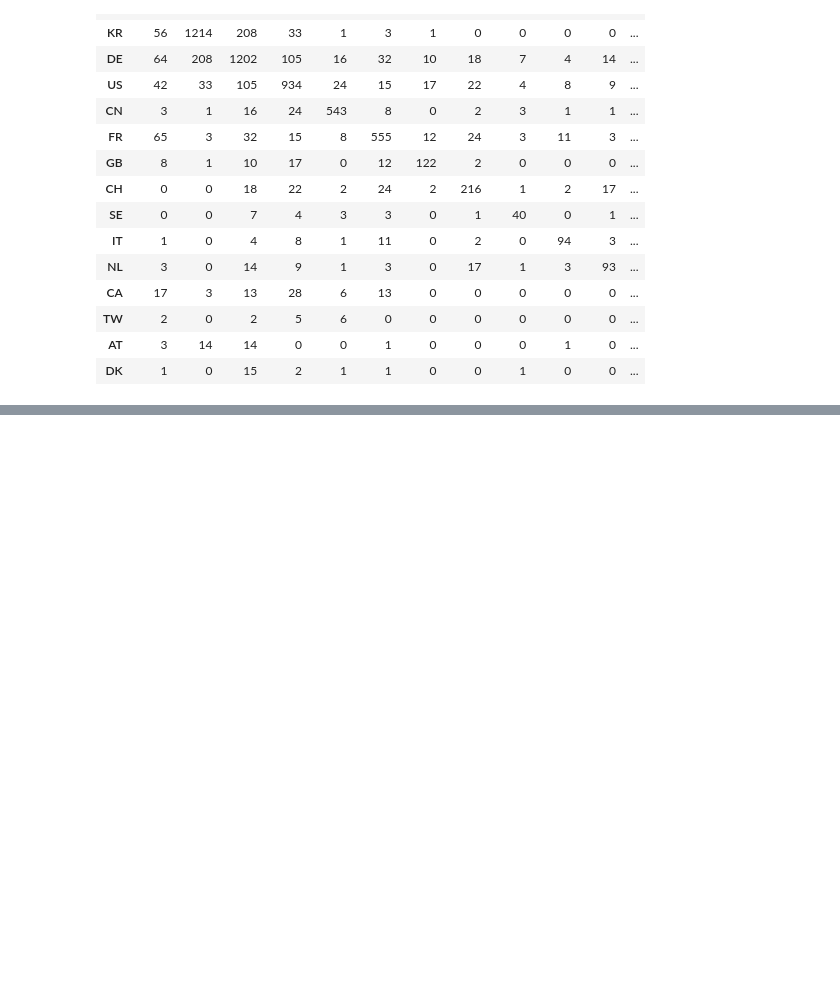
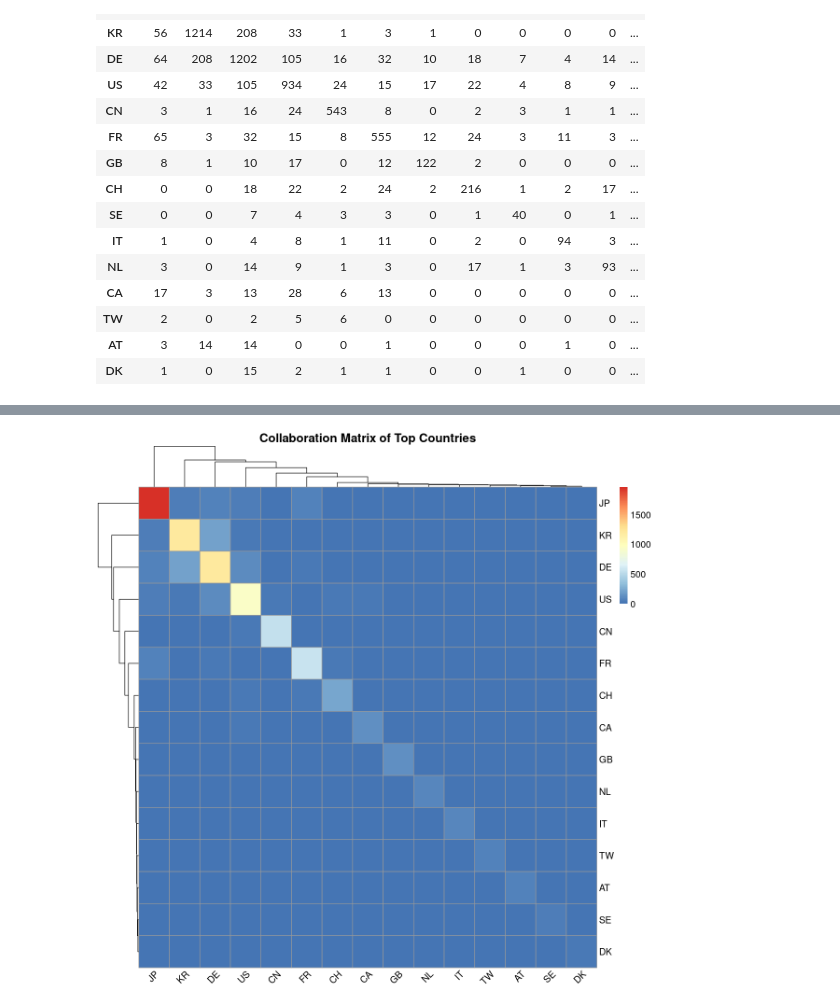
Before and after one commit to oceanumeric/ININ-tutorial, a Jupyter notebook: Labs/lab1_part_B.ipynb, the cells around one changed output, grey strips where cells are left out. Saved outputs shown, nothing was run; the diff lists cells and outputs as text; code cells hidden in the pictures; blank space fills up the shorter version.

```diff
--- a/Labs/lab1_part_B.ipynb
+++ b/Labs/lab1_part_B.ipynb
@@ -624,3 +624,18 @@ A data.frame: 15 × 15
 | TW | 2 | 0 | 2 | 5 | 6 | 0 | 0 | 0 | 0 | 0 | 0 | ... |
 | AT | 3 | 14 | 14 | 0 | 0 | 1 | 0 | 0 | 0 | 1 | 0 | ... |
 | DK | 1 | 0 | 15 | 2 | 1 | 1 | 0 | 0 | 1 | 0 | 0 | ... |
+# %%
+# create geom_tile plot
+collab_country_df %>%
+    as.data.table(keep.rownames = TRUE) %>%
+    # convert all columns except 'rn' to numeric
+    .[, (2:ncol(.)) := lapply(.SD, as.numeric), .SDcols = -'rn'] %>%
+    as.data.frame() -> collab_country_df2
+
+# rownames to column
+rownames(collab_country_df2) <- collab_country_df2$rn
+
+# delete rn column
+collab_country_df2 <- collab_country_df2[, -1]
+
+head(collab_country_df2)
@@ -626,0 +678,9 @@ A data.frame: 15 × 15
+# %%
+# heatmap
+options(repr.plot.width=10, repr.plot.height=10, dpi=400)
+collab_country_df2 %>%
+    pheatmap(main="Collaboration Matrix of Top Countries",
+                angle_col = 45,
+                fontsize = 12)
+# %% [output]
+[figure, added]
```
Also changed, not shown: parts of 5 cells of this notebook.
